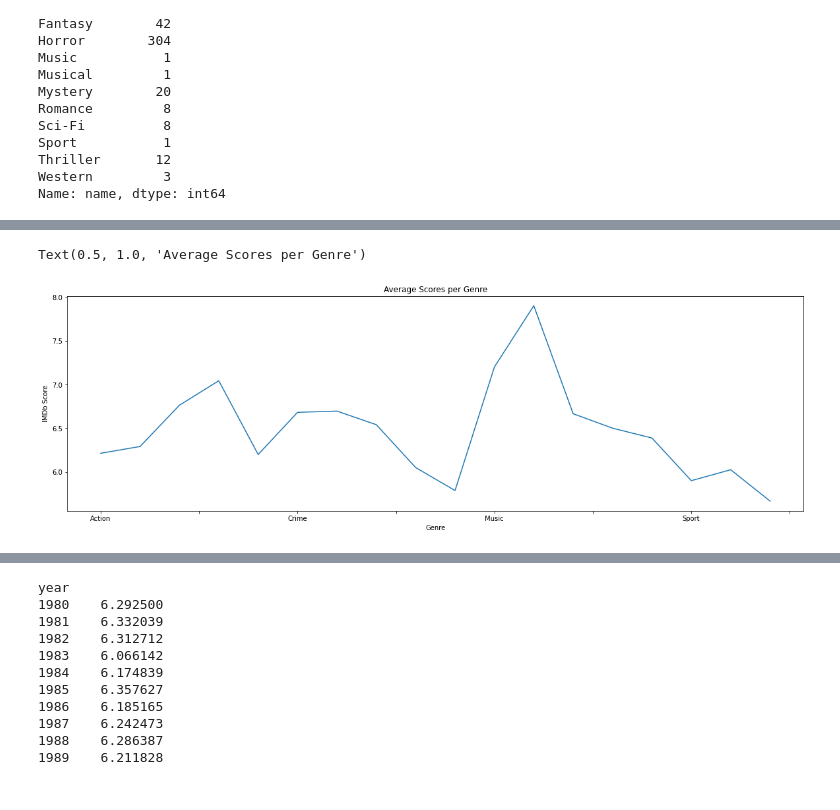
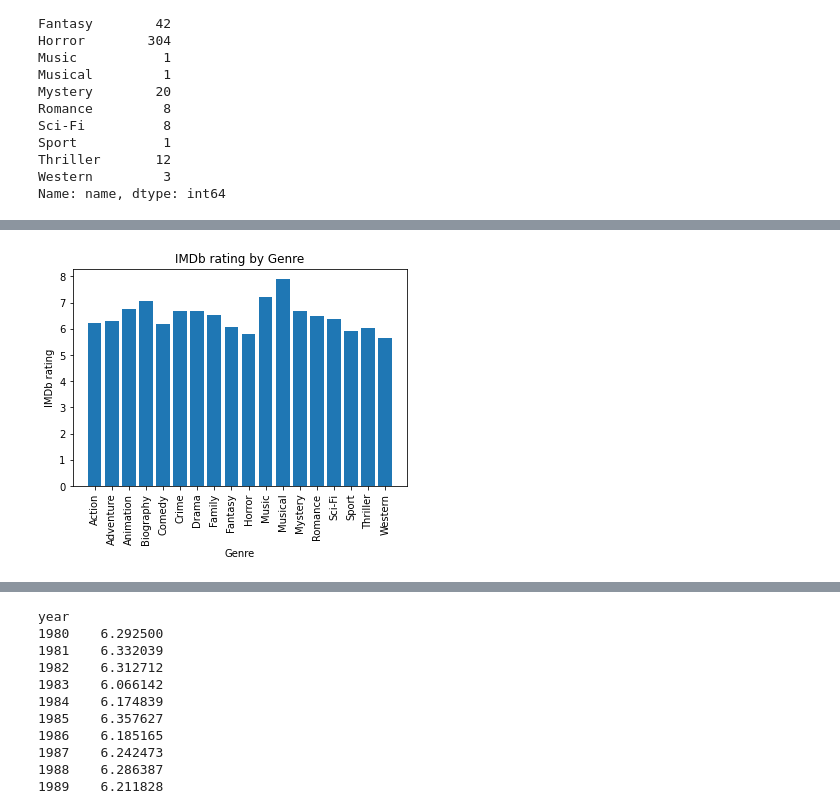
Before and after one commit to AleksKostrycka/Movie_Review_Project, a Jupyter notebook: Statistical_Analysis.ipynb, the cells around one changed output, grey strips where cells are left out. Drawn from its saved outputs; the diff is of its cells as text; code cells hidden in the pictures.

```diff
--- a/Statistical_Analysis.ipynb
+++ b/Statistical_Analysis.ipynb
@@ -102,10 +79,10 @@ xticks
 # %%
-# Plot scores by genre into line graph
-score_by_genre.plot(figsize=(20,6))
-plt.ylabel('IMDb Score')
+# Plot scores by genre bar graph
+plt.bar(score_by_genre.index, score_by_genre.values)
+plt.ylabel('IMDb rating')
 plt.xlabel('Genre')
-plt.title('Average Scores per Genre')
-# not sure why xticks are not showing
+plt.title('IMDb rating by Genre')
+plt.xticks(rotation=90)
+plt.show()
 # %% [output]
-Text(0.5, 1.0, 'Average Scores per Genre')
-[figure, old version]
+[figure, new version]
```
Also changed, not shown: parts of 10 cells of this notebook, 1 other file.
